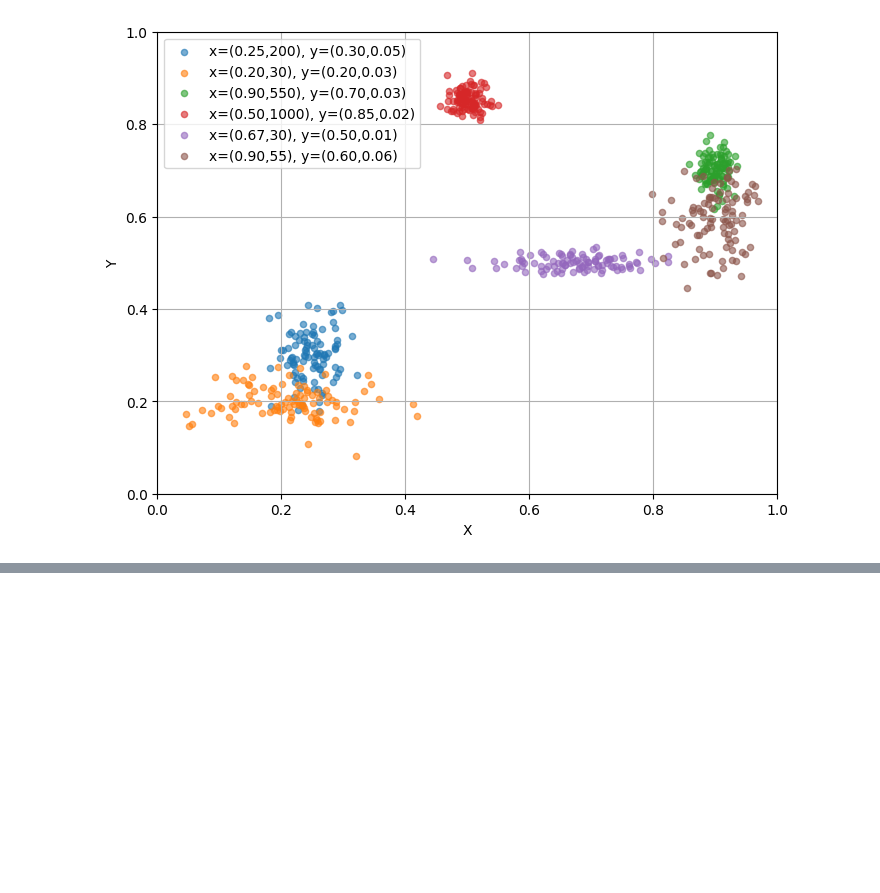
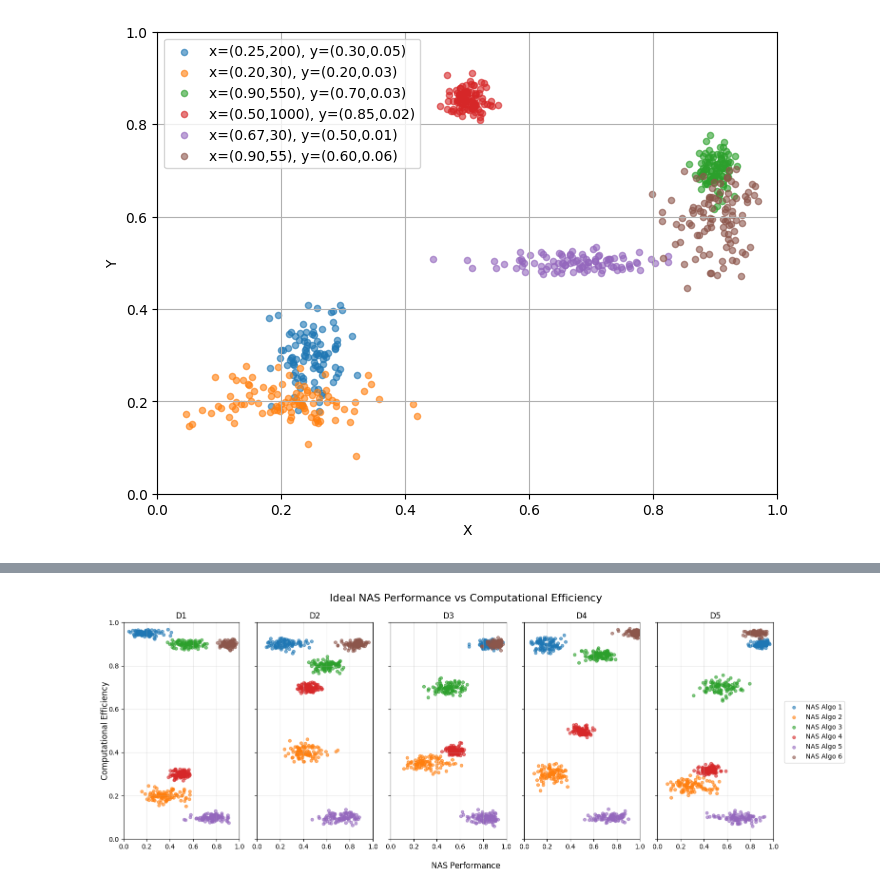
Before and after one commit to SmellingSalt/pythonQuickAndDirty, a Jupyter notebook: src/scripts/rough.ipynb, the cells around one changed output, grey strips where cells are left out. Saved outputs shown, nothing was run; the diff lists cells and outputs as text; code cells hidden in the pictures; blank space fills up the shorter version.

```diff
--- a/src/scripts/rough.ipynb
+++ b/src/scripts/rough.ipynb
@@ -78,0 +202,74 @@ Seed: 4778837
+# %%
+import numpy as np
+import matplotlib.pyplot as plt
+
+def beta_params(location, tightness):
+    a = max(location * tightness, 1e-6)
+    b = max((1 - location) * tightness, 1e-6)
+    return a, b
+
+# Computational Efficiency specs
+eff_specs = {
+    "D1": [(0.95,500),(0.20,500),(0.90,800),(0.30,1500),(0.10,600),(0.90,900)],
+    "D2": [(0.90,500),(0.40,500),(0.80,700),(0.70,1500),(0.10,500),(0.90,700)],
+    "D3": [(0.90,700),(0.35,700),(0.70,700),(0.41,1500),(0.10,500),(0.90,700)],
+    "D4": [(0.90,200),(0.30,500),(0.85,900),(0.50,1500),(0.10,700),(0.95,500)],
+    "D5": [(0.90,900),(0.25,500),(0.70,500),(0.32,1500),(0.10,500),(0.95,900)],
+}
+
+# NAS Performance specs
+perf_specs = {
+    "D1": [(0.20,30),(0.35,20),(0.55,40),(0.50,120),(0.75,25),(0.90,60)],
+    "D2": [(0.25,25),(0.40,30),(0.60,50),(0.45,100),(0.70,20),(0.85,50)],
+    "D3": [(0.85,40),(0.30,25),(0.50,35),(0.55,120),(0.80,30),(0.90,70)],
+    "D4": [(0.20,35),(0.25,30),(0.65,50),(0.50,150),(0.75,25),(0.95,40)],
+    "D5": [(0.90,60),(0.30,20),(0.55,30),(0.45,120),(0.70,20),(0.85,50)],
+}
+
+colors = plt.rcParams['axes.prop_cycle'].by_key()['color']
+n = 100
+
+fig, axes = plt.subplots(1, len(perf_specs), figsize=(16,6), sharex=True, sharey=True)
+
+for ax, dataset_name in zip(axes, perf_specs.keys()):
+
+    dataset_eff = eff_specs[dataset_name]
+    dataset_perf = perf_specs[dataset_name]
+
+    for algo_idx, ((eff_loc, eff_tight), (perf_loc, perf_tight)) in enumerate(zip(dataset_eff, dataset_perf)):
+
+        a_perf, b_perf = beta_params(perf_loc, perf_tight)
+        a_eff, b_eff = beta_params(eff_loc, eff_tight)
+
+        # flipped: X is performance, Y is efficiency
+        x = np.random.beta(a_perf, b_perf, n)
+        y = np.random.beta(a_eff, b_eff, n)
+
+        ax.scatter(
+            x, y,
+            s=20,
+            alpha=0.6,
+            color=colors[algo_idx],
+            label=f"NAS Algo {algo_idx+1}" if dataset_name == "D1" else None
+        )
+
+    ax.set_title(dataset_name)
+    ax.set_xlim(0, 1)
+    ax.set_ylim(0, 1)
+    ax.grid(True, alpha=0.3)
+
+fig.supxlabel("NAS Performance")
+fig.supylabel("Computational Efficiency")
+
+handles, labels = axes[0].get_legend_handles_labels()
+fig.legend(handles, labels, loc="center right")
+
+# plt.tight_layout(rect=[0, 0, 0.92, 1])
+
+
+
+fig.suptitle("Ideal NAS Performance vs Computational Efficiency", fontsize=16)
+plt.tight_layout(rect=[0, 0, 0.92, 1])
+plt.show()
+# %% [output]
+[figure, added]
```
Also changed, not shown: parts of 4 cells of this notebook, 1 other file.
